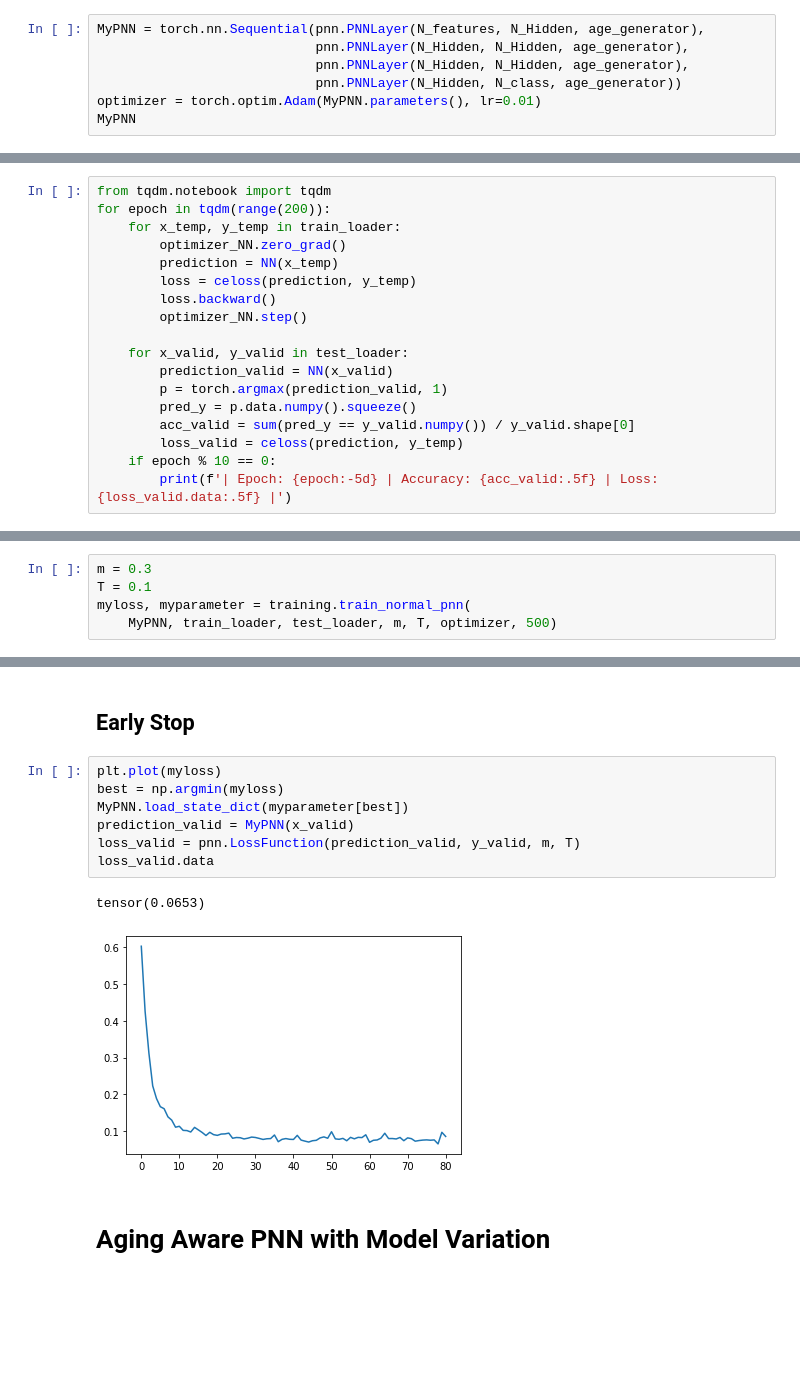
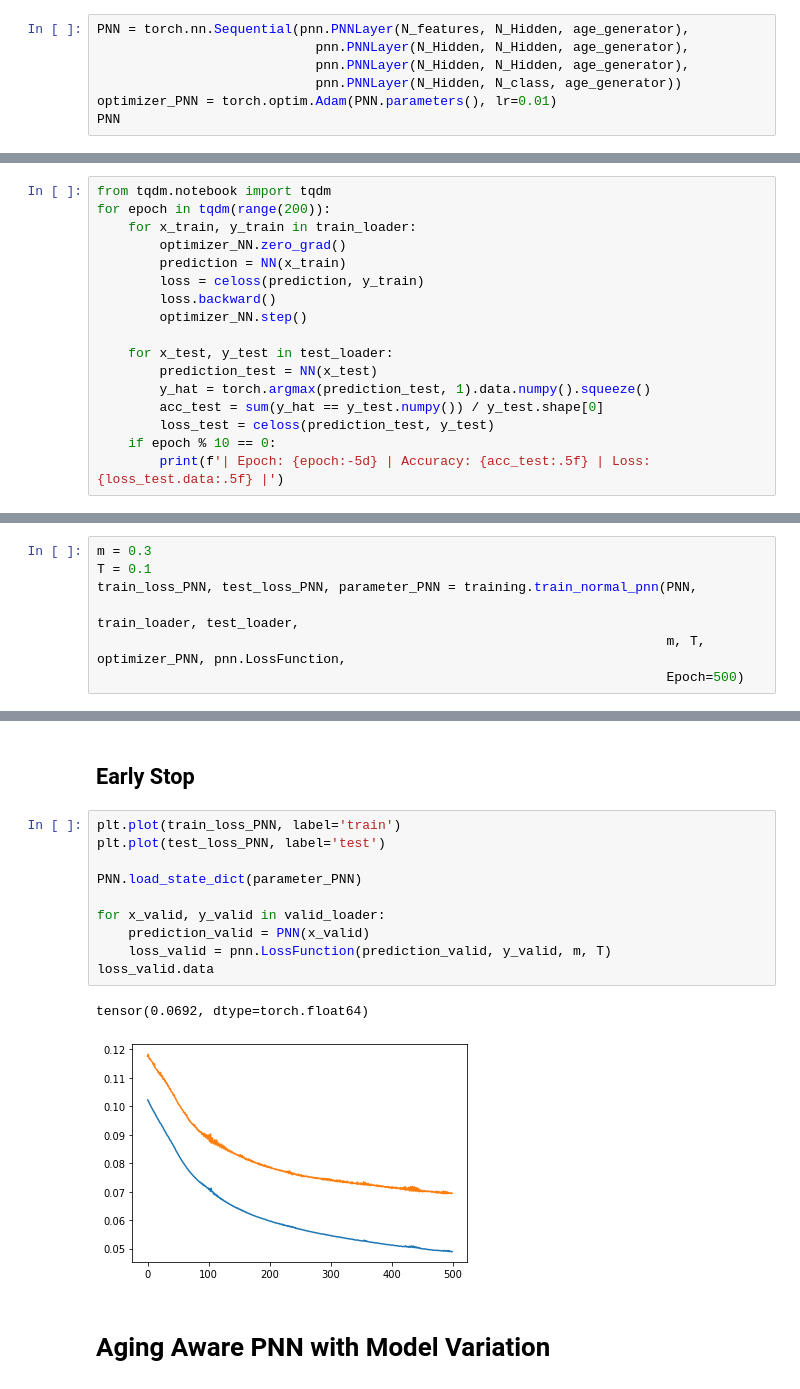
Before and after one commit to Neuromophic/Aging-aware-training, a Jupyter notebook: AgingAwareTrainingModelVariation.ipynb, the cells around one changed output, grey strips where cells are left out. Drawn from its saved outputs; the diff is of its cells as text; blank space fills up the shorter version.

```diff
--- a/AgingAwareTrainingModelVariation.ipynb
+++ b/AgingAwareTrainingModelVariation.ipynb
@@ -107,12 +107,12 @@ Sequential(
   (3): PNNLayer()
 )
 # %%
-MyPNN = torch.nn.Sequential(pnn.PNNLayer(N_features, N_Hidden, age_generator),
+PNN = torch.nn.Sequential(pnn.PNNLayer(N_features, N_Hidden, age_generator),
                             pnn.PNNLayer(N_Hidden, N_Hidden, age_generator),
                             pnn.PNNLayer(N_Hidden, N_Hidden, age_generator),
                             pnn.PNNLayer(N_Hidden, N_class, age_generator))
-optimizer = torch.optim.Adam(MyPNN.parameters(), lr=0.01)
-MyPNN
+optimizer_PNN = torch.optim.Adam(PNN.parameters(), lr=0.01)
+PNN
 # %% [output]
 Sequential(
   (0): PNNLayer()
@@ -144,19 +144,18 @@ Sequential(
 # %%
 from tqdm.notebook import tqdm
 for epoch in tqdm(range(200)):
-    for x_temp, y_temp in train_loader:
+    for x_train, y_train in train_loader:
         optimizer_NN.zero_grad()
-        prediction = NN(x_temp)
-        loss = celoss(prediction, y_temp)
+        prediction = NN(x_train)
+        loss = celoss(prediction, y_train)
         loss.backward()
         optimizer_NN.step()
 
-    for x_valid, y_valid in test_loader:
-        prediction_valid = NN(x_valid)
-        p = torch.argmax(prediction_valid, 1)
-        pred_y = p.data.numpy().squeeze()
-        acc_valid = sum(pred_y == y_valid.numpy()) / y_valid.shape[0]
-        loss_valid = celoss(prediction, y_temp)
+    for x_test, y_test in test_loader:
+        prediction_test = NN(x_test)
+        y_hat = torch.argmax(prediction_test, 1).data.numpy().squeeze()
+        acc_test = sum(y_hat == y_test.numpy()) / y_test.shape[0]
+        loss_test = celoss(prediction_test, y_test)
     if epoch % 10 == 0:
-        print(f'| Epoch: {epoch:-5d} | Accuracy: {acc_valid:.5f} | Loss: {loss_valid.data:.5f} |')
+        print(f'| Epoch: {epoch:-5d} | Accuracy: {acc_test:.5f} | Loss: {loss_test.data:.5f} |')
 # %% [output]
@@ -187,6 +186,8 @@ for epoch in tqdm(range(200)):
 # %%
 m = 0.3
 T = 0.1
-myloss, myparameter = training.train_normal_pnn(
-    MyPNN, train_loader, test_loader, m, T, optimizer, 500)
+train_loss_PNN, test_loss_PNN, parameter_PNN = training.train_normal_pnn(PNN,
+                                                                         train_loader, test_loader,
+                                                                         m, T, optimizer_PNN, pnn.LossFunction,
+                                                                         Epoch=500)
 # %% [output]
@@ -210,15 +211,18 @@ Finished.
 # %% [markdown]
 ## Early Stop
 # %%
-plt.plot(myloss)
-best = np.argmin(myloss)
-MyPNN.load_state_dict(myparameter[best])
-prediction_valid = MyPNN(x_valid)
-loss_valid = pnn.LossFunction(prediction_valid, y_valid, m, T)
+plt.plot(train_loss_PNN, label='train')
+plt.plot(test_loss_PNN, label='test')
+
+PNN.load_state_dict(parameter_PNN)
+
+for x_valid, y_valid in valid_loader:
+    prediction_valid = PNN(x_valid)
+    loss_valid = pnn.LossFunction(prediction_valid, y_valid, m, T)
 loss_valid.data
 # %% [output]
-tensor(0.0653)
+tensor(0.0692, dtype=torch.float64)
-[figure, old version]
+[figure, new version]
 # %% [markdown]
 # Aging Aware PNN with Model Variation
 # %% [markdown]
```
Also changed, not shown: parts of 8 cells of this notebook, 12 other files.
